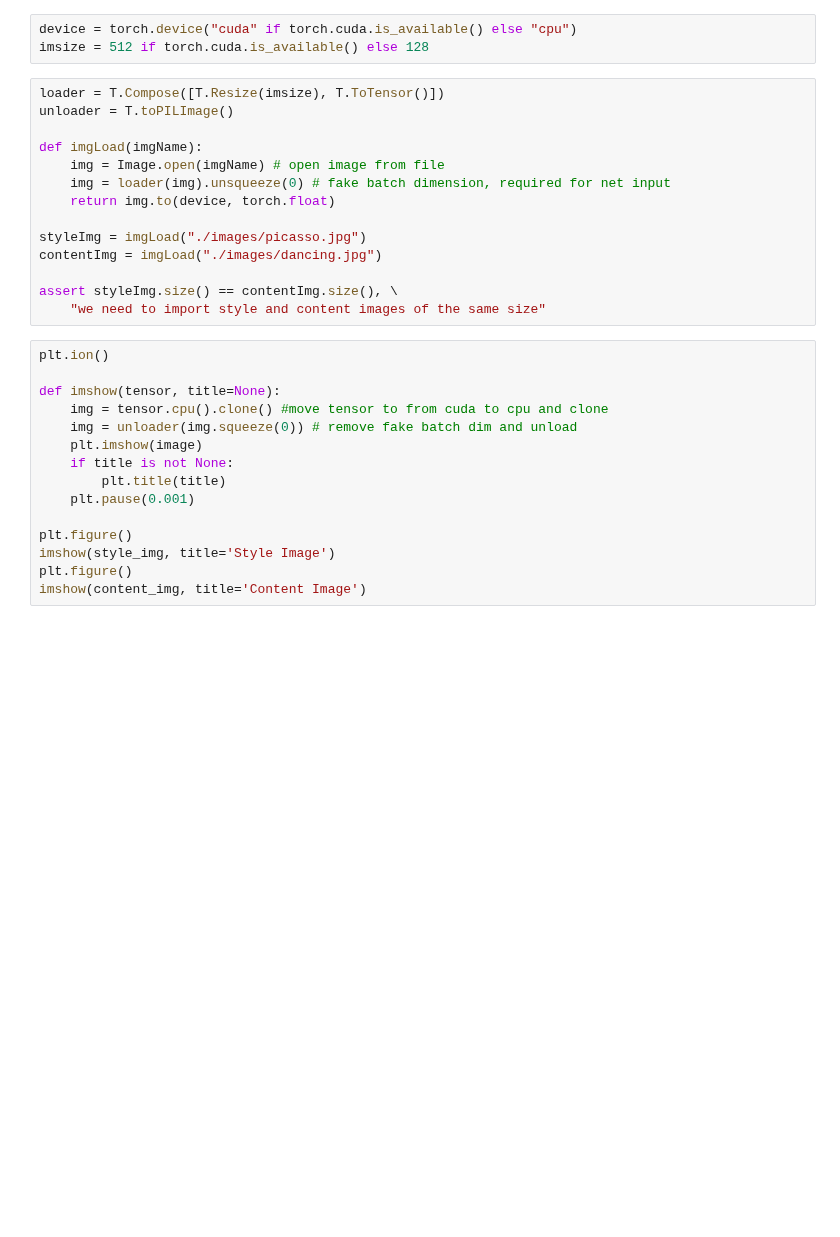
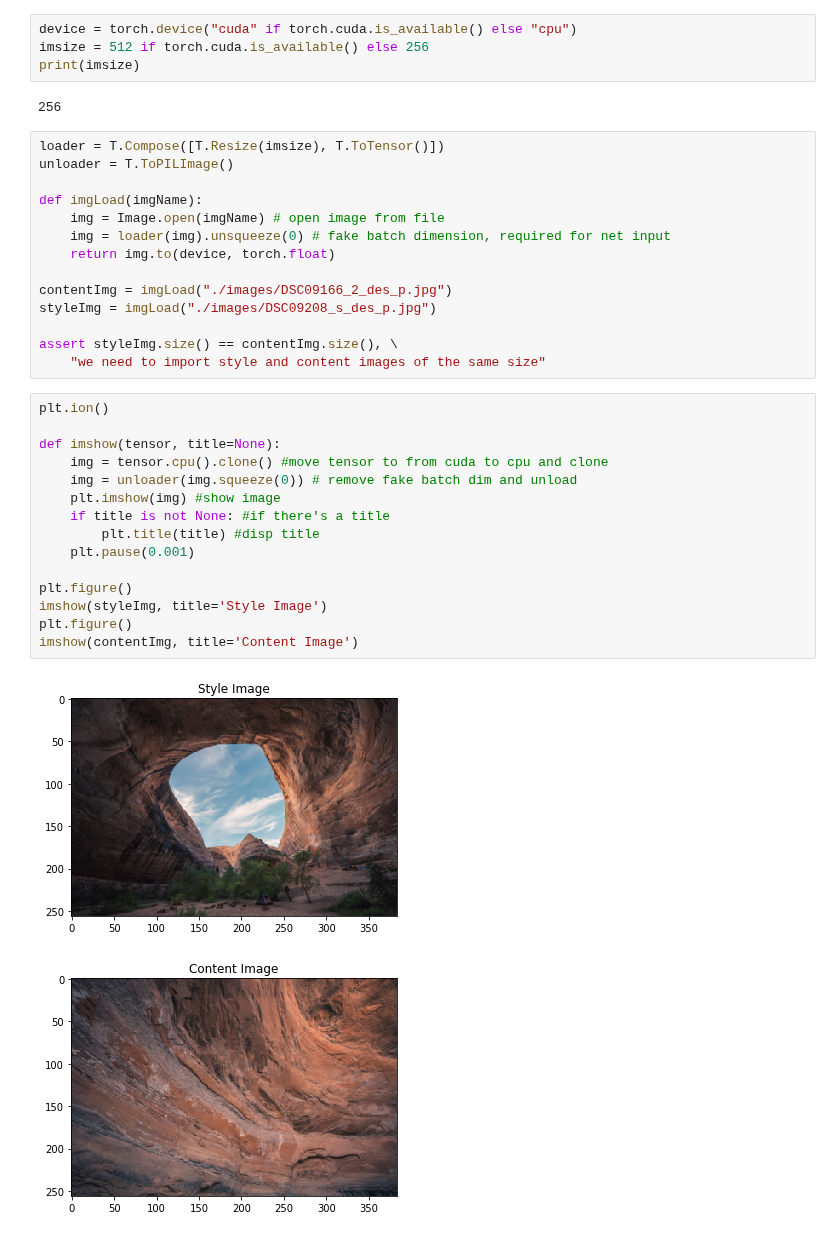
Before and after one commit to absentious/style, a Jupyter notebook: style.ipynb, the cells around one changed output. Saved outputs shown, nothing was run; the diff lists cells and outputs as text; blank space fills up the shorter version.

```diff
--- a/style.ipynb
+++ b/style.ipynb
@@ -16,35 +17,41 @@ import copy
 import numpy as np
 # %%
 device = torch.device("cuda" if torch.cuda.is_available() else "cpu")
-imsize = 512 if torch.cuda.is_available() else 128
+imsize = 512 if torch.cuda.is_available() else 256
+print(imsize)
+# %% [output]
+256
 # %%
 loader = T.Compose([T.Resize(imsize), T.ToTensor()])
-unloader = T.toPILImage()
+unloader = T.ToPILImage()
 
 def imgLoad(imgName):
     img = Image.open(imgName) # open image from file
     img = loader(img).unsqueeze(0) # fake batch dimension, required for net input
     return img.to(device, torch.float)
 
-styleImg = imgLoad("./images/picasso.jpg")
-contentImg = imgLoad("./images/dancing.jpg")
+contentImg = imgLoad("./images/DSC09166_2_des_p.jpg")
+styleImg = imgLoad("./images/DSC09208_s_des_p.jpg")
 
 assert styleImg.size() == contentImg.size(), \
     "we need to import style and content images of the same size"
 # %%
 plt.ion()
 
 def imshow(tensor, title=None):
     img = tensor.cpu().clone() #move tensor to from cuda to cpu and clone
     img = unloader(img.squeeze(0)) # remove fake batch dim and unload
-    plt.imshow(image)
-    if title is not None:
-        plt.title(title)
+    plt.imshow(img) #show image
+    if title is not None: #if there's a title
+        plt.title(title) #disp title
     plt.pause(0.001)
 
 plt.figure()
-imshow(style_img, title='Style Image')
+imshow(styleImg, title='Style Image')
 plt.figure()
-imshow(content_img, title='Content Image')
+imshow(contentImg, title='Content Image')
+# %% [output]
+[figure, added]
+[figure, added]
 # %%
 class ContentLoss(nn.Module):
```
Also changed, not shown: parts of 11 cells of this notebook, 4 other files.
